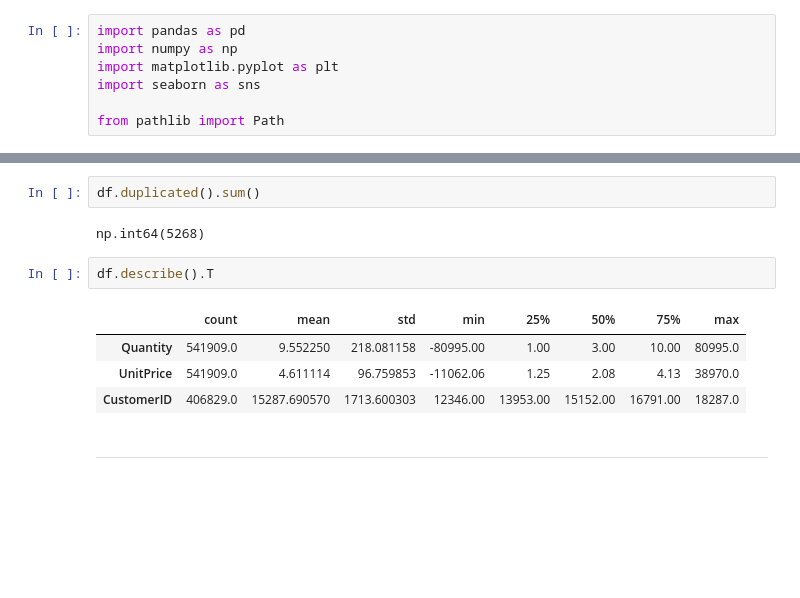
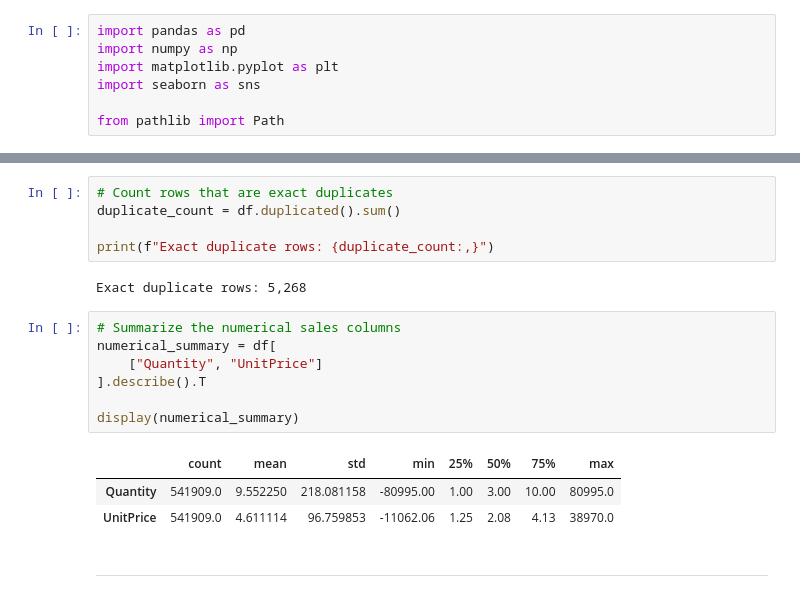
Before and after one commit to sahelsepehri/data-analysis-portfolio, a Jupyter notebook: ecommerce-sales-analysis/notebooks/E-commerce Sales Performance Analysis.ipynb, the cells around one changed output, grey strips where cells are left out. Saved outputs shown, nothing was run; the diff lists cells and outputs as text; blank space fills up the shorter version.

```diff
--- a/ecommerce-sales-analysis/notebooks/E-commerce Sales Performance Analysis.ipynb
+++ b/ecommerce-sales-analysis/notebooks/E-commerce Sales Performance Analysis.ipynb
@@ -55,14 +81,21 @@ dtype: int64
 # %%
-df.duplicated().sum()
+# Count rows that are exact duplicates
+duplicate_count = df.duplicated().sum()
+
+print(f"Exact duplicate rows: {duplicate_count:,}")
 # %% [output]
-np.int64(5268)
+Exact duplicate rows: 5,268
 # %%
-df.describe().T
+# Summarize the numerical sales columns
+numerical_summary = df[
+    ["Quantity", "UnitPrice"]
+].describe().T
+
+display(numerical_summary)
 # %% [output]
 |  | count | mean | std | min | 25% | 50% | 75% | max |
 | Quantity | 541909.0 | 9.552250 | 218.081158 | -80995.00 | 1.00 | 3.00 | 10.00 | 80995.0 |
 | UnitPrice | 541909.0 | 4.611114 | 96.759853 | -11062.06 | 1.25 | 2.08 | 4.13 | 38970.0 |
-| CustomerID | 406829.0 | 15287.690570 | 1713.600303 | 12346.00 | 13953.00 | 15152.00 | 16791.00 | 18287.0 |
 # %% [markdown]
 ---
 # %% [markdown]
```
Also changed, not shown: parts of 7 cells of this notebook.
